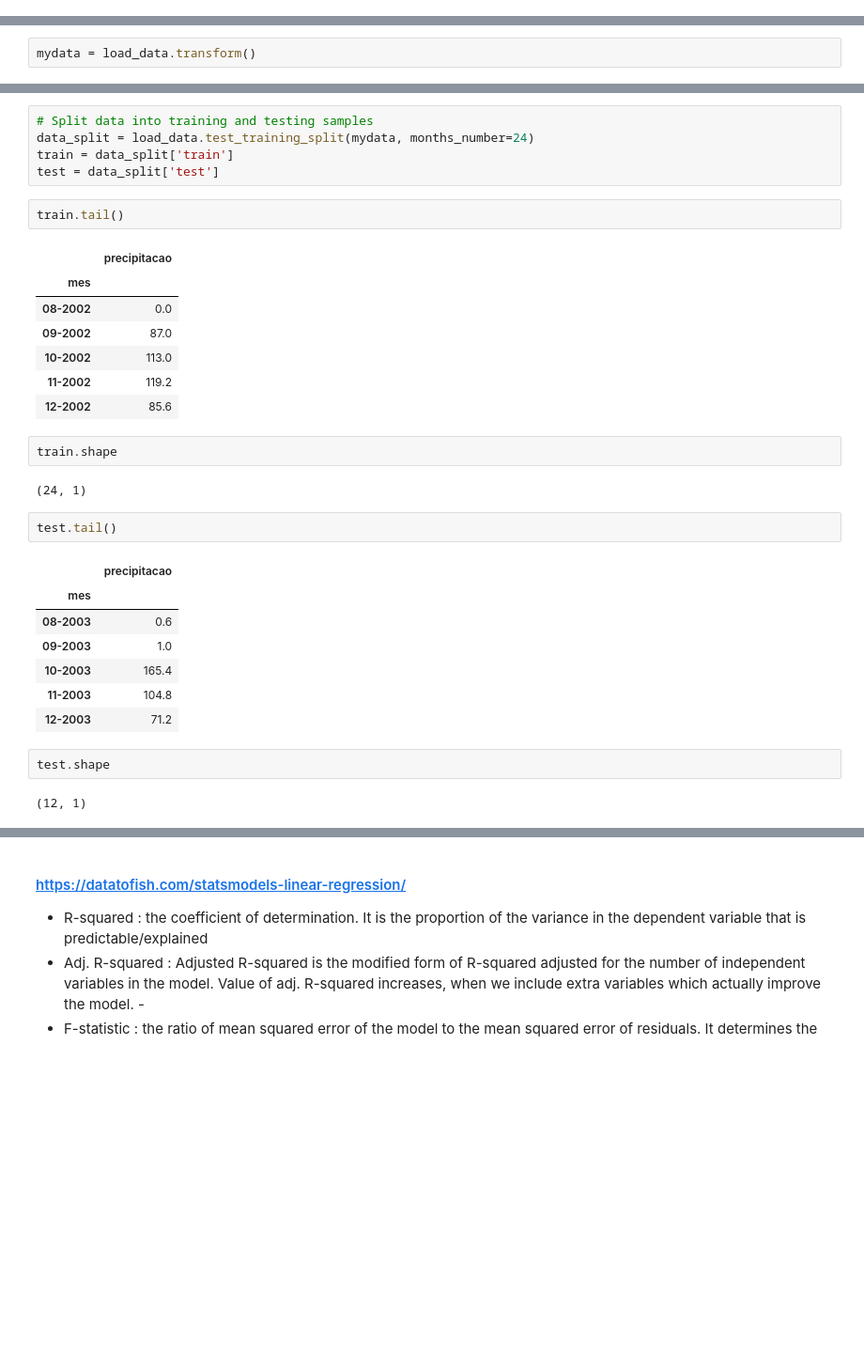
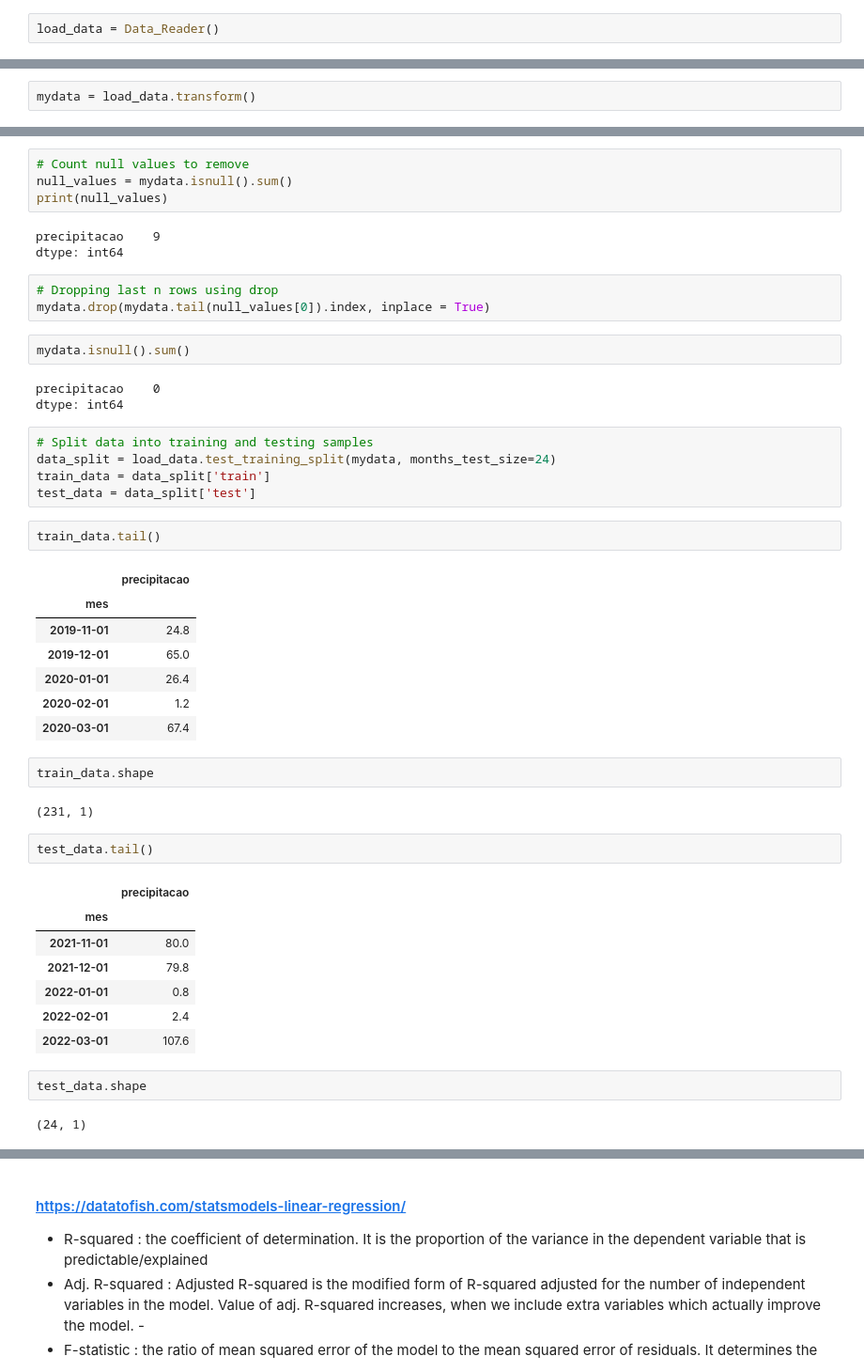
Before and after one commit to ManuelS0usa/TS-Precipitation-Forecast, a Jupyter notebook: training.ipynb, the cells around one changed output, grey strips where cells are left out. Shown at 94% size. Saved outputs shown, nothing was run; the diff lists cells and outputs as text; blank space fills up the shorter version.

```diff
--- a/training.ipynb
+++ b/training.ipynb
@@ -11,3 +8,5 @@ load_data = Data_Reader(file_path)
+# %%
+load_data = Data_Reader()
 # %%
 df = load_data.get_df()
 # %%
@@ -50,34 +47,49 @@ mydata.plot.line(figsize=(15,8), title='Precipitação')
+# %%
+# Count null values to remove
+null_values = mydata.isnull().sum()
+print(null_values)
+# %% [output]
+precipitacao    9
+dtype: int64
+# %%
+# Dropping last n rows using drop
+mydata.drop(mydata.tail(null_values[0]).index, inplace = True)
+# %%
+mydata.isnull().sum()
+# %% [output]
+precipitacao    0
+dtype: int64
 # %%
 # Split data into training and testing samples
-data_split = load_data.test_training_split(mydata, months_number=24)
-train = data_split['train']
-test = data_split['test']
+data_split = load_data.test_training_split(mydata, months_test_size=24)
+train_data = data_split['train']
+test_data = data_split['test']
 # %%
-train.tail()
+train_data.tail()
 # %% [output]
 |  | precipitacao |
 | mes |  |
-| 08-2002 | 0.0 |
-| 09-2002 | 87.0 |
-| 10-2002 | 113.0 |
-| 11-2002 | 119.2 |
-| 12-2002 | 85.6 |
+| 2019-11-01 | 24.8 |
+| 2019-12-01 | 65.0 |
+| 2020-01-01 | 26.4 |
+| 2020-02-01 | 1.2 |
+| 2020-03-01 | 67.4 |
 # %%
-train.shape
+train_data.shape
 # %% [output]
-(24, 1)
+(231, 1)
 # %%
-test.tail()
+test_data.tail()
 # %% [output]
 |  | precipitacao |
 | mes |  |
-| 08-2003 | 0.6 |
-| 09-2003 | 1.0 |
-| 10-2003 | 165.4 |
-| 11-2003 | 104.8 |
-| 12-2003 | 71.2 |
+| 2021-11-01 | 80.0 |
+| 2021-12-01 | 79.8 |
+| 2022-01-01 | 0.8 |
+| 2022-02-01 | 2.4 |
+| 2022-03-01 | 107.6 |
 # %%
-test.shape
+test_data.shape
 # %% [output]
-(12, 1)
+(24, 1)
 # %% [markdown]
```
Also changed, not shown: parts of 28 cells of this notebook, 2 other files.
